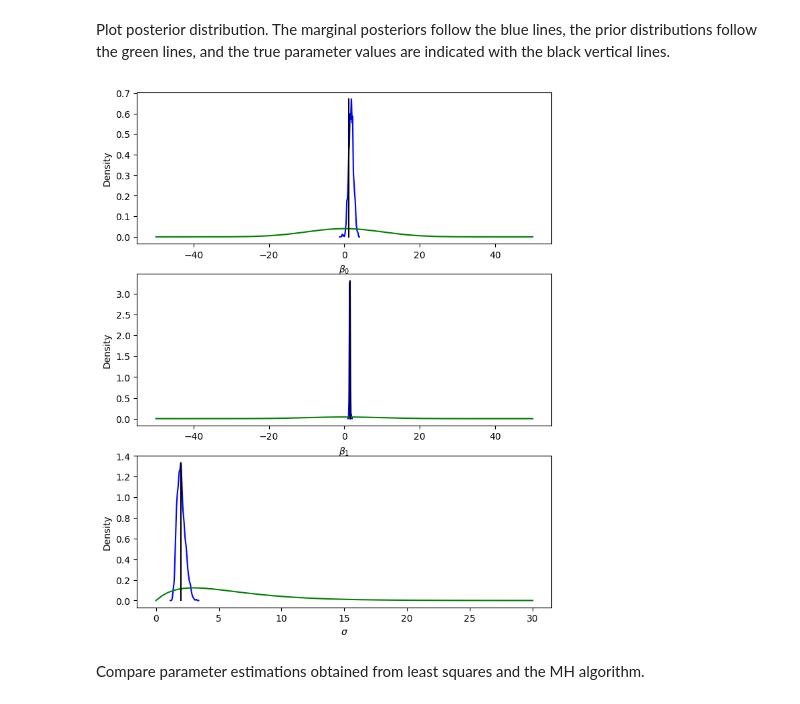
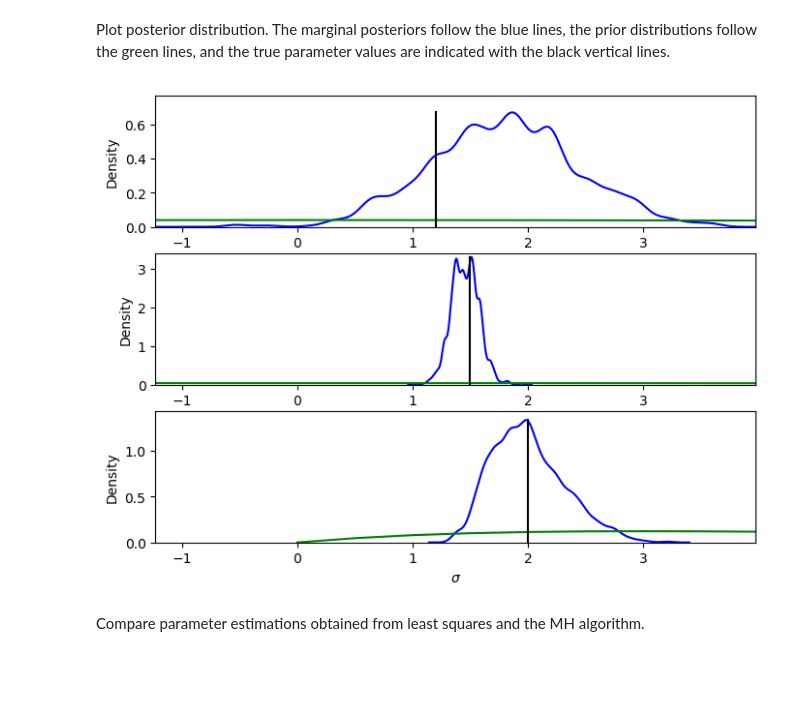
Before and after one commit to SamuelWiqvist/introlikelihoodfree, a Jupyter notebook: An introduction to likelihood-free inference.ipynb, the cells around one changed output. Cells and saved outputs as stored; diff of their text form; code cells hidden in the pictures; blank space fills up the shorter version.

```diff
--- a/An introduction to likelihood-free inference.ipynb
+++ b/An introduction to likelihood-free inference.ipynb
@@ -103,7 +101,7 @@ Load data (the data is generated from the model using the ground-truth parameter
 θ_true = [β_0, β_1, σ];
 
 # load data
-lin_red_data = CSV.read("data/lin_reg_data.csv", nullable=false);
+lin_red_data = CSV.read("data/lin_reg_data.csv");
 x = vec(Array(lin_red_data[1,:]));
 y = vec(Array(lin_red_data[2,:]));
 
@@ -407,35 +399,38 @@ x_c3 = 0:0.5:30;
 # calc prior dist
 priordens_c1 = pdf.(Normal(μ_β_prior, σ_β_prior), x_c1);
 priordens_c2 = pdf.(Normal(μ_β_prior, σ_β_prior), x_c2);
 priordens_c3 = pdf.(Gamma(α_σ_prior, θ_σ_prior), x_c3);
 
 # calc kernel density approx. for approx. posterior
 h1 = kde(posterior_samples[1,:]);
 h2 = kde(posterior_samples[2,:]);
 h3 = kde(posterior_samples[3,:]);
 
 
-PyPlot.figure(figsize=(8,10));
+PyPlot.figure(figsize=(8,6));
 subplot(311);
 PyPlot.plot(h1.x,h1.density, "b");
 PyPlot.plot(x_c1,priordens_c1, "g");
 PyPlot.plot((θ_true[1], θ_true[1]), (0, maximum(h1.density)), "k");
 PyPlot.xlabel(L"$β_0$");
 PyPlot.ylabel("Density");
+axis([minimum(h1.x), maximum(h1.x), 0, maximum(h1.density)+0.1]);
 subplot(312);
 PyPlot.plot(h2.x,h2.density, "b");
 PyPlot.plot(x_c2,priordens_c2, "g");
 PyPlot.plot((θ_true[2], θ_true[2]), (0, maximum(h2.density)), "k");
 PyPlot.xlabel(L"$β_1$");
 PyPlot.ylabel("Density");
+axis([minimum(h1.x), maximum(h1.x), 0, maximum(h2.density)+0.1]);
 subplot(313);
 PyPlot.plot(h3.x,h3.density, "b");
 PyPlot.plot(x_c3,priordens_c3, "g");
 PyPlot.plot((θ_true[3], θ_true[3]), (0, maximum(h3.density)), "k");
 PyPlot.xlabel(L"$σ$");
 PyPlot.ylabel("Density");
+axis([minimum(h1.x), maximum(h1.x), 0, maximum(h3.density)+0.1]);
 # %% [output]
-[figure, old version]
+[figure, new version]
 # %% [markdown]
 Compare parameter estimations obtained from least squares and the MH algorithm.
 # %%
```
Also changed, not shown: parts of 4 cells of this notebook.
